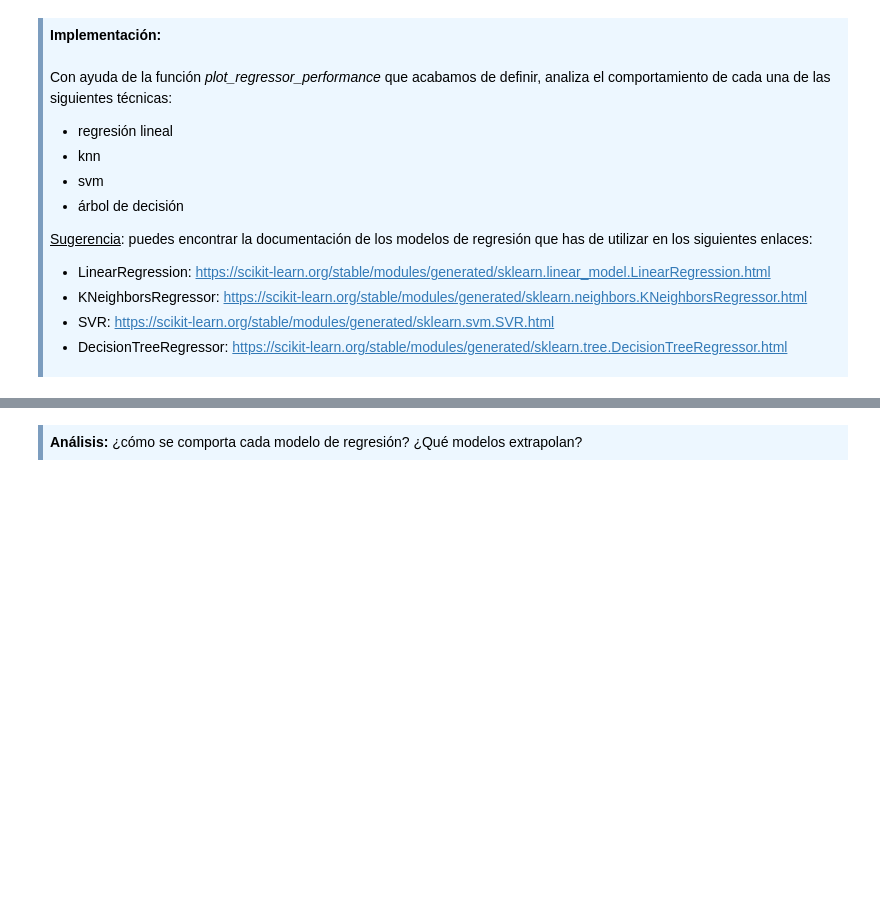
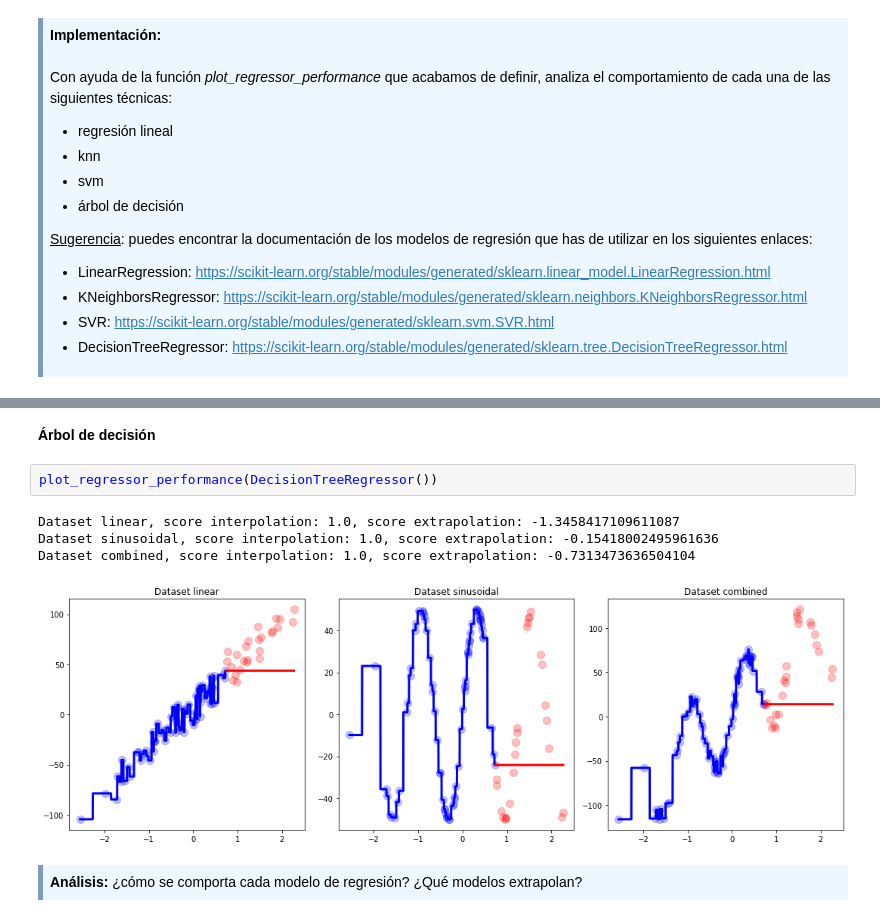
Before and after one commit to franjmelchor/MAMD-PEC4, a Jupyter notebook: code/20202_M2.855_PEC4-Enunciado.ipynb, the cells around one changed output, grey strips where cells are left out. Cells and saved outputs as stored; diff of their text form; blank space fills up the shorter version.

```diff
--- a/code/20202_M2.855_PEC4-Enunciado.ipynb
+++ b/code/20202_M2.855_PEC4-Enunciado.ipynb
@@ -133,3 +160,12 @@ Con ayuda de la función *plot_regressor_performance* que acabamos de definir, a
+# %% [markdown]
+**Árbol de decisión**
+# %%
+plot_regressor_performance(DecisionTreeRegressor())
+# %% [output]
+Dataset linear, score interpolation: 1.0, score extrapolation: -1.3458417109611087
+Dataset sinusoidal, score interpolation: 1.0, score extrapolation: -0.15418002495961636
+Dataset combined, score interpolation: 1.0, score extrapolation: -0.7313473636504104
+[figure, added]
 # %% [markdown]
 <div style="background-color: #EDF7FF; border-color: #7C9DBF; border-left: 5px solid #7C9DBF; padding: 0.5em;">
 <strong>Análisis:</strong> ¿cómo se comporta cada modelo de regresión? ¿Qué modelos extrapolan?
```
Also changed, not shown: parts of 26 cells of this notebook.
